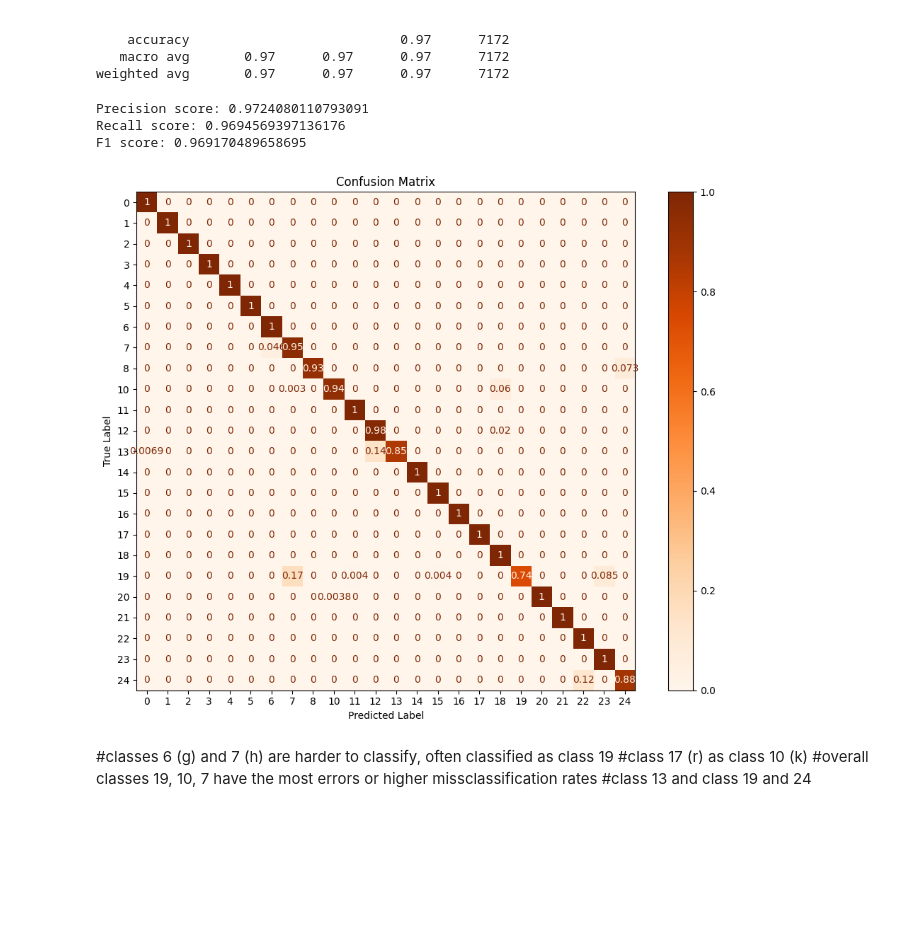
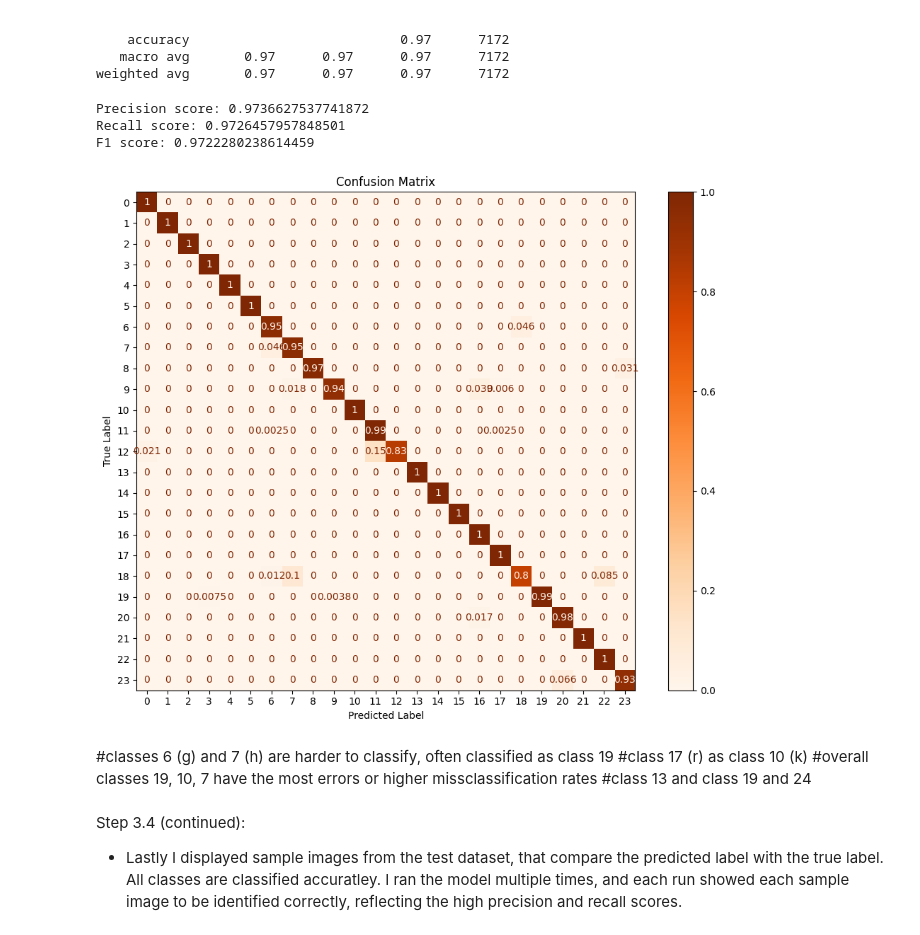
Before and after one commit to fionacampbell3/nlpcv-fiona, a Jupyter notebook: assign.ipynb, the cells around one changed output. Saved outputs shown, nothing was run; the diff lists cells and outputs as text; code cells hidden in the pictures; blank space fills up the shorter version.

Commit message:
new model

```diff
--- a/assign.ipynb
+++ b/assign.ipynb
@@ -48,7 +49,7 @@ print(sys.version)
 /Users/fionac./nlpcv/tf-venv/bin/python
 3.11.4 (v3.11.4:d2340ef257, Jun  6 2023, 19:15:51) [Clang 13.0.0 (clang-1300.0.29.30)]
 # %%
-num_classes = 25
+num_classes = 24
 # 24 classes (a-z excluding j&z), needing 25 in order for 24 to be a valid index
 input_shape = (28, 28, 1)
 # 28 by 28 pixels, one channel bc grayscale image
@@ -59,3 +60,10 @@ x_train = train_df.drop("label", axis=1).values
 
 y_test = test_df["label"].values
 x_test = test_df.drop("label", axis=1).values
+
+# fixing issue with label allignments when printing confusion matrix and fitting model due to two classes being skipped
+labe = LabelEncoder()
+
+y_train = labe.fit_transform(y_train)
+y_test = labe.fit_transform(y_test)
+print(np.unique(y_train))
@@ -98,6 +108,7 @@ Step 1.3: Creating validation split from train set
 # %%
 x_train, x_val, y_train, y_val = train_test_split(x_train, y_train, test_size=0.2, random_state=42, stratify=y_train)
 # stratify with y_train to make sure class distribution matches original dataset
+y_val = labe.fit_transform(y_val)
 print("Train:", x_train.shape)
 print("Val:", x_val.shape)
 print("Test:", x_test.shape)
@@ -372,28 +386,32 @@ print("Recall score:", rec)
 f1 = f1_score(y_test, y_pred_labels, average="macro")
 print("F1 score:", f1)
 # %% [output]
-Precision score: 0.9724080110793091
-Recall score: 0.9694569397136176
-F1 score: 0.969170489658695
+Precision score: 0.9736627537741872
+Recall score: 0.9726457957848501
+F1 score: 0.9722280238614459
 # %%
 labels = np.unique(y_test)
-
+letters = ['A','B','C','D','E','F','G','H','I','K','L','M','N','O','P','Q','R','S','T','U','V','W','X','Y']
+disp_labels = [f"{i} ({letters[i]})" for i in labels]
 cm = confusion_matrix(y_test, y_pred_labels, normalize="true")
 disp = ConfusionMatrixDisplay(confusion_matrix=cm, display_labels=labels)
 fig, ax = plt.subplots(figsize=(10,8))
 disp.plot(cmap='Oranges', colorbar=True, ax=ax)
 ax.set_title("Confusion Matrix")
 ax.set_xlabel("Predicted Label")
 ax.set_ylabel("True Label")
 plt.tight_layout()
 plt.show()
 # %% [output]
-[figure, old version]
+[figure, new version]
 # %% [markdown]
 #classes 6 (g) and 7 (h) are harder to classify, often classified as class 19
 #class 17 (r) as class 10 (k)
 #overall classes 19, 10, 7 have the most errors or higher missclassification rates
 #class 13 and class 19 and 24
+# %% [markdown]
+Step 3.4 (continued):
+- Lastly I displayed sample images from the test dataset, that compare the predicted label with the true label. All classes are classified accuratley. I ran the model multiple times, and each run showed each sample image to be identified correctly, reflecting the high precision and recall scores.
 # %%
 plt.figure(figsize=(10,10))
 for i in range(15):
```
Also changed, not shown: parts of 15 cells of this notebook.
